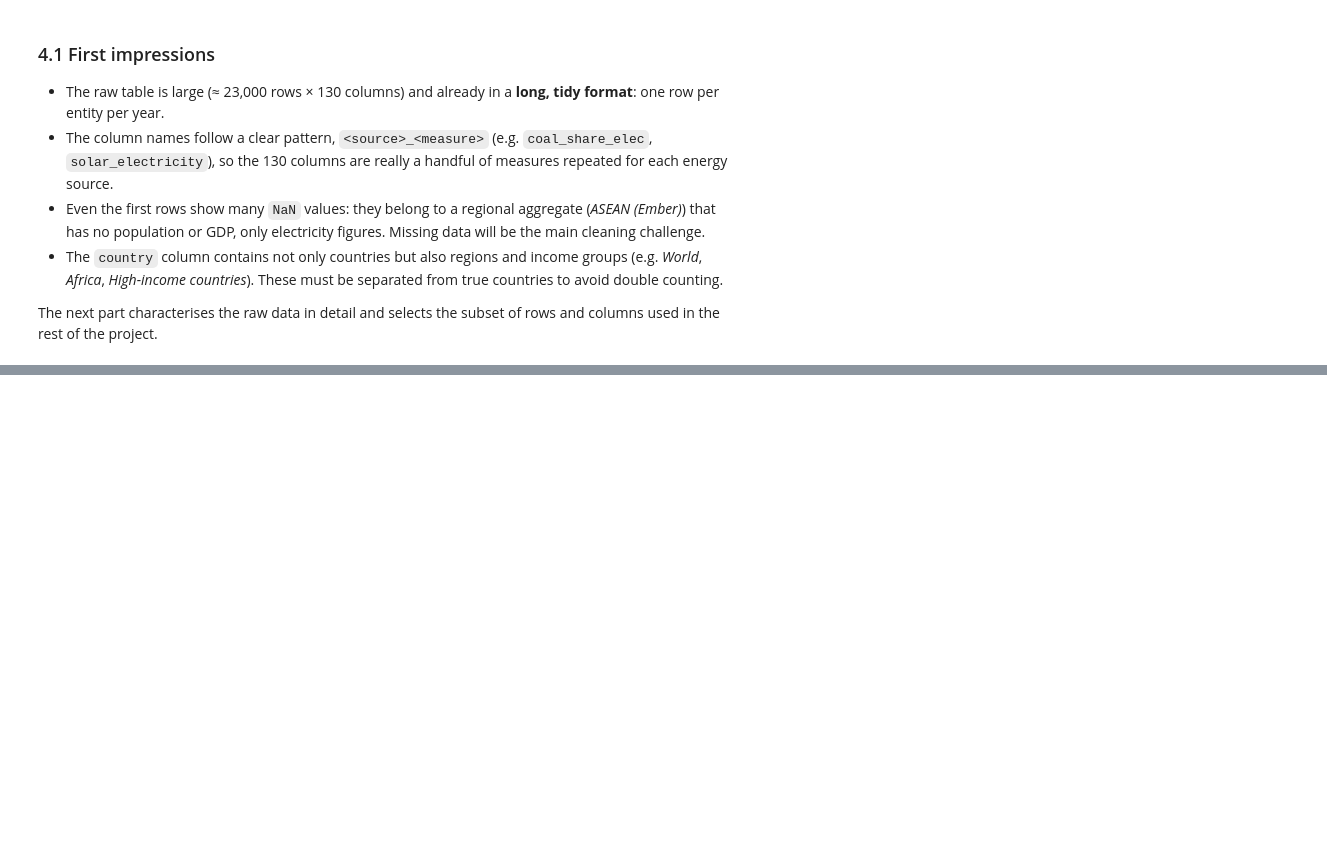
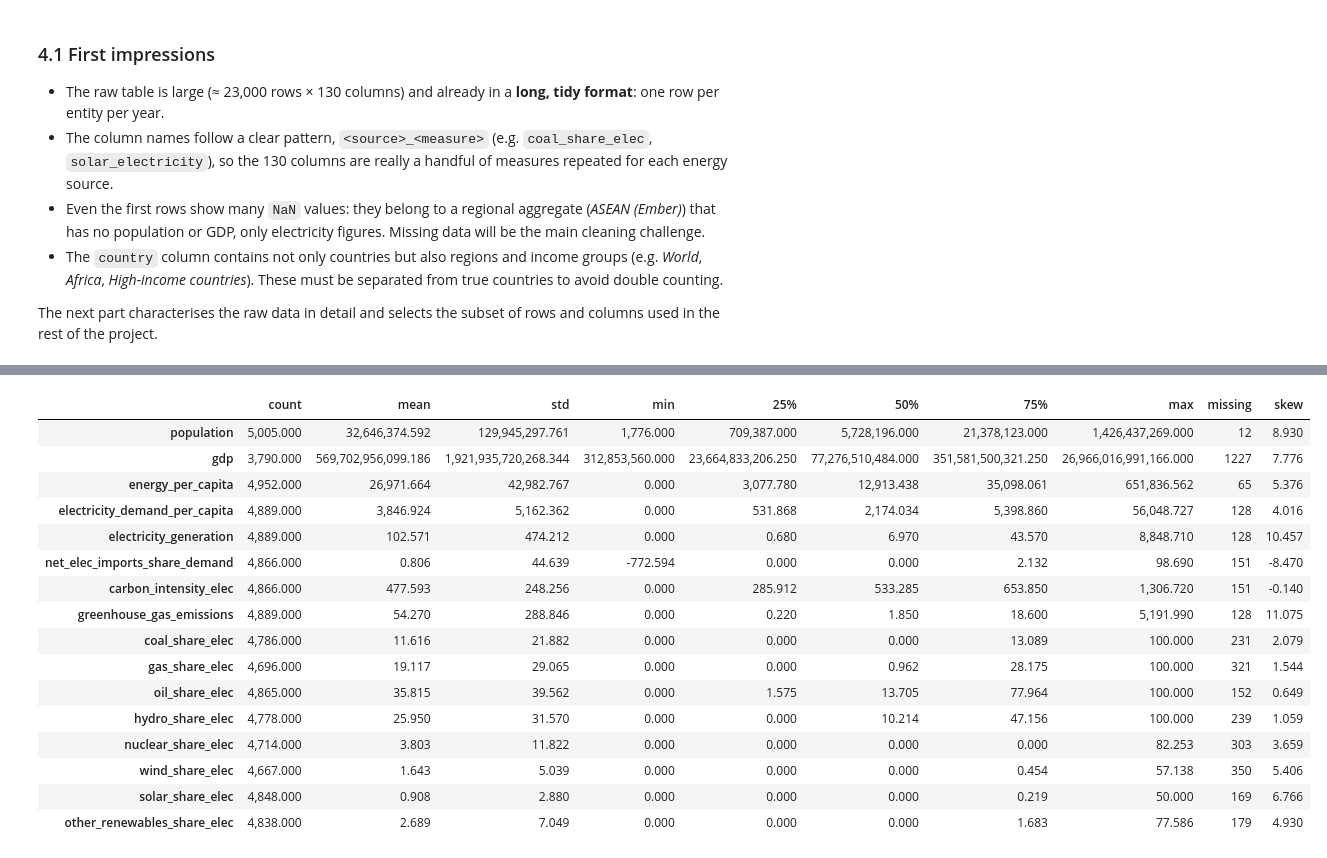
Before and after one commit to Md-Fahad2000/data_exploration_and_preparation_ca1, a Jupyter notebook: Energy_Transition_DEP.ipynb, the cells around one changed output, grey strips where cells are left out. Drawn from its saved outputs; the diff is of its cells as text; code cells hidden in the pictures; blank space fills up the shorter version.

Commit message:
cleaning the dataset

```diff
--- a/Energy_Transition_DEP.ipynb
+++ b/Energy_Transition_DEP.ipynb
@@ -202,0 +515,28 @@ rest of the project.
+# %%
+ID_COLS = ["country", "iso_code", "year"]
+NUM_COLS = ["population", "gdp",
+            "energy_per_capita", "electricity_demand_per_capita", "electricity_generation",
+            "net_elec_imports_share_demand",
+            "carbon_intensity_elec", "greenhouse_gas_emissions",
+            "coal_share_elec", "gas_share_elec", "oil_share_elec",
+            "hydro_share_elec", "nuclear_share_elec",
+            "wind_share_elec", "solar_share_elec", "other_renewables_share_elec"]
+SHARE_COLS = [c for c in NUM_COLS if c.endswith("_share_elec")]
+YEAR_MIN, YEAR_MAX = 2000, 2022
+
+# Keep a log of how each step changes the size of the data
+size_log = [("Raw file", *raw.shape)]
+
+# Step 1: keep countries only (rows with an ISO code), and drop Antarctica (not a country)
+df = raw[raw["iso_code"].notna() & (raw["country"] != "Antarctica")].copy()
+size_log.append(("Countries only (drop aggregates, Antarctica)", *df.shape))
+
+# Step 2: restrict to the 2000-2022 analysis window
+df = df[df["year"].between(YEAR_MIN, YEAR_MAX)]
+size_log.append((f"Years {YEAR_MIN}-{YEAR_MAX}", *df.shape))
+
+# Step 3: keep only the selected columns
+df = df[ID_COLS + NUM_COLS].reset_index(drop=True)
+size_log.append(("Selected features", *df.shape))
+
+pd.DataFrame(size_log, columns=["step", "rows", "columns"])
@@ -202,0 +570,24 @@ rest of the project.
+# %%
+# Descriptive statistics of the selected numerical features (before any cleaning)
+desc = df[NUM_COLS].describe().T
+desc["missing"] = df[NUM_COLS].isna().sum()
+desc["skew"] = df[NUM_COLS].skew()
+desc
+# %% [output]
+|  | count | mean | std | min | 25% | 50% | 75% | max | missing | skew |
+| population | 5,005.000 | 32,646,374.592 | 129,945,297.761 | 1,776.000 | 709,387.000 | 5,728,196.000 | 21,378,123.000 | 1,426,437,269.000 | 12 | 8.930 |
+| gdp | 3,790.000 | 569,702,956,099.186 | 1,921,935,720,268.344 | 312,853,560.000 | 23,664,833,206.250 | 77,276,510,484.000 | 351,581,500,321.250 | 26,966,016,991,166.000 | 1227 | 7.776 |
+| energy_per_capita | 4,952.000 | 26,971.664 | 42,982.767 | 0.000 | 3,077.780 | 12,913.438 | 35,098.061 | 651,836.562 | 65 | 5.376 |
+| electricity_demand_per_capita | 4,889.000 | 3,846.924 | 5,162.362 | 0.000 | 531.868 | 2,174.034 | 5,398.860 | 56,048.727 | 128 | 4.016 |
+| electricity_generation | 4,889.000 | 102.571 | 474.212 | 0.000 | 0.680 | 6.970 | 43.570 | 8,848.710 | 128 | 10.457 |
+| net_elec_imports_share_demand | 4,866.000 | 0.806 | 44.639 | -772.594 | 0.000 | 0.000 | 2.132 | 98.690 | 151 | -8.470 |
+| carbon_intensity_elec | 4,866.000 | 477.593 | 248.256 | 0.000 | 285.912 | 533.285 | 653.850 | 1,306.720 | 151 | -0.140 |
+| greenhouse_gas_emissions | 4,889.000 | 54.270 | 288.846 | 0.000 | 0.220 | 1.850 | 18.600 | 5,191.990 | 128 | 11.075 |
+| coal_share_elec | 4,786.000 | 11.616 | 21.882 | 0.000 | 0.000 | 0.000 | 13.089 | 100.000 | 231 | 2.079 |
+| gas_share_elec | 4,696.000 | 19.117 | 29.065 | 0.000 | 0.000 | 0.962 | 28.175 | 100.000 | 321 | 1.544 |
+| oil_share_elec | 4,865.000 | 35.815 | 39.562 | 0.000 | 1.575 | 13.705 | 77.964 | 100.000 | 152 | 0.649 |
+| hydro_share_elec | 4,778.000 | 25.950 | 31.570 | 0.000 | 0.000 | 10.214 | 47.156 | 100.000 | 239 | 1.059 |
+| nuclear_share_elec | 4,714.000 | 3.803 | 11.822 | 0.000 | 0.000 | 0.000 | 0.000 | 82.253 | 303 | 3.659 |
+| wind_share_elec | 4,667.000 | 1.643 | 5.039 | 0.000 | 0.000 | 0.000 | 0.454 | 57.138 | 350 | 5.406 |
+| solar_share_elec | 4,848.000 | 0.908 | 2.880 | 0.000 | 0.000 | 0.000 | 0.219 | 50.000 | 169 | 6.766 |
+| other_renewables_share_elec | 4,838.000 | 2.689 | 7.049 | 0.000 | 0.000 | 0.000 | 1.683 | 77.586 | 179 | 4.930 |
```
Also changed, not shown: parts of 20 cells of this notebook, 1 other file.
